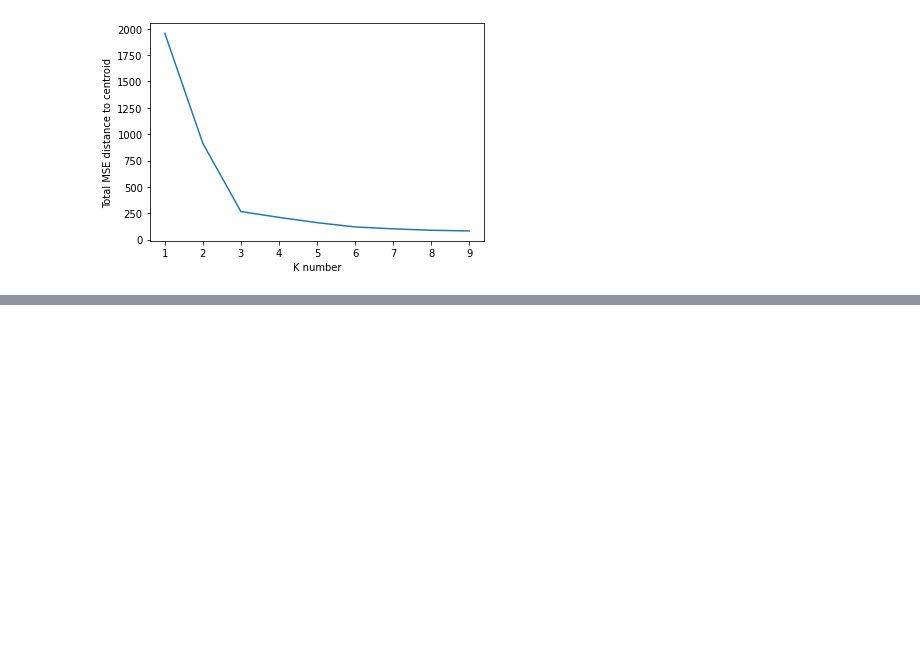
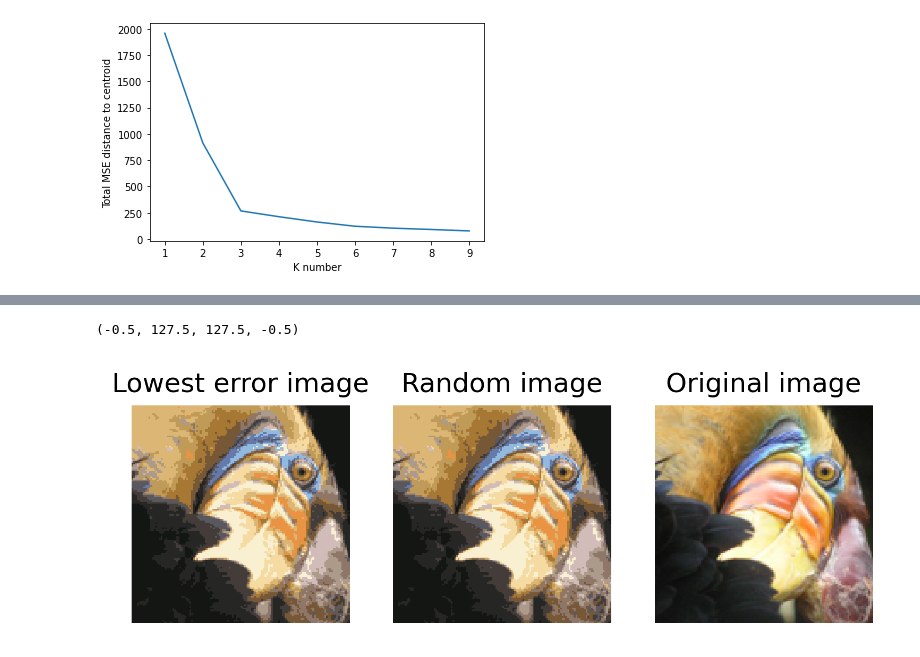
Before and after one commit to ChandraLiuswanto/MLE_test, a Jupyter notebook: K-Means Clustering/main.ipynb, the cells around one changed output, grey strips where cells are left out. Saved outputs shown, nothing was run; the diff lists cells and outputs as text; code cells hidden in the pictures; blank space fills up the shorter version.

Commit message:
init k-means clustering to compressed an image

```diff
--- a/K-Means Clustering/main.ipynb
+++ b/K-Means Clustering/main.ipynb
@@ -34,9 +42,3 @@ def newmeans(X_data,y_data,nx):
-# %%
-def J_k_mean(X_data,c,nx):
-    err = 0
-    for i in range(nx):
-        err += np.sum((X_data[y==i]-c[i,:])**2)
-    return err
 # %%
 number_of_centroid = 3
 random_int = np.random.randint(0,X.shape[0],number_of_centroid)
@@ -87,0 +92,5 @@ Using elbow method, the K-means is choosen as 3
+# %%
+img = plt.imread('bird_small.png')
+img = img*(2**8-1)
+img = img.astype('int32')
+im = img.reshape((-1,3))
@@ -87,0 +140,33 @@ Using elbow method, the K-means is choosen as 3
+# %%
+center_list[np.argmin(err_list)]
+y = closest_cluster(im,center_init)
+im2 = np.zeros(im.shape)
+for i in range(im2.shape[0]):
+    im2[i,:] = center_init[:][y[i]]
+im2 = im2.astype('int32').reshape((128,128,3))
+
+center_list[2]
+y = closest_cluster(im,center_init)
+im3 = np.zeros(im.shape)
+for i in range(im3.shape[0]):
+    im3[i,:] = center_init[:][y[i]]
+im3 = im3.astype('int32').reshape((128,128,3))
+
+plt.figure(dpi=300)
+plt.subplot(1,3,1)
+plt.imshow(im2)
+plt.title('Lowest error image')
+plt.axis('off')
+
+plt.subplot(1,3,2)
+plt.title('Random image')
+plt.imshow(im3)
+plt.axis('off')
+
+plt.subplot(1,3,3)
+plt.imshow(img)
+plt.title('Original image')
+plt.axis('off')
+# %% [output]
+(-0.5, 127.5, 127.5, -0.5)
+[figure, added]
```
Also changed, not shown: parts of 5 cells of this notebook, 1 other file.
